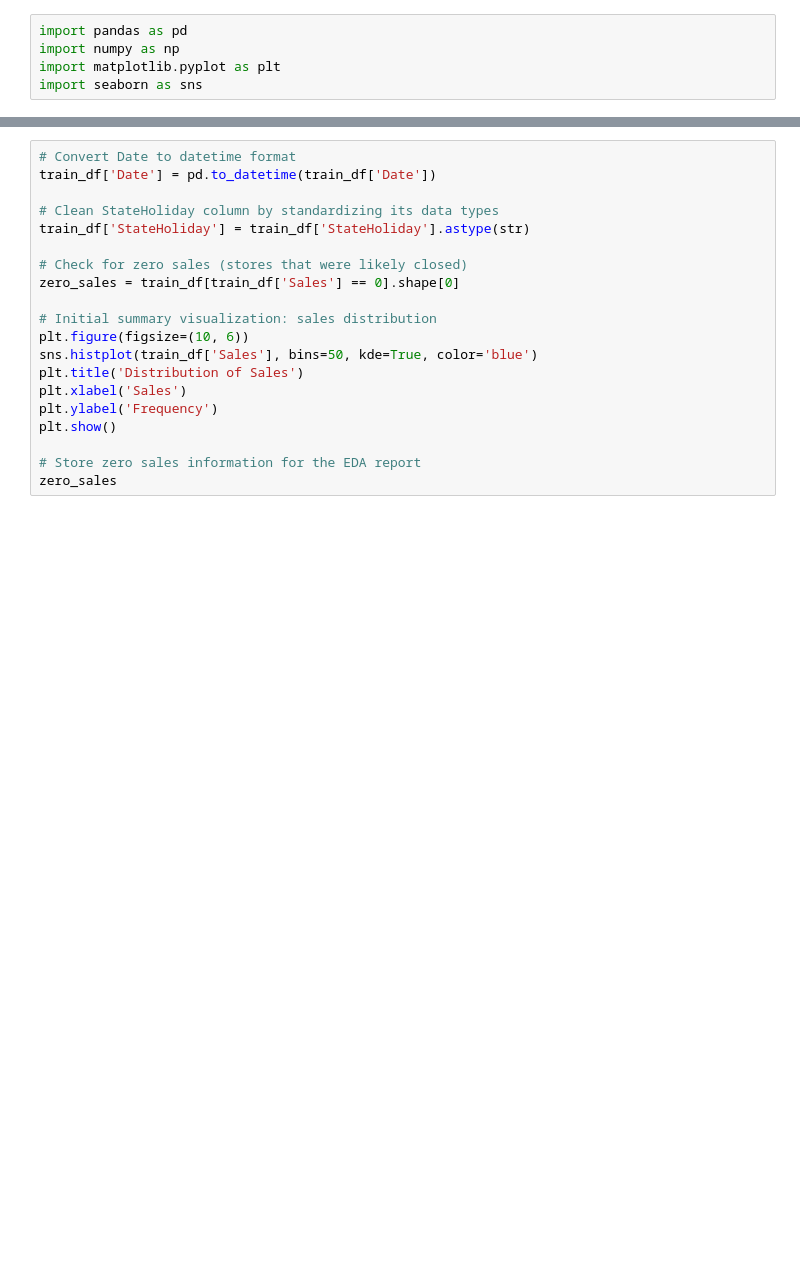
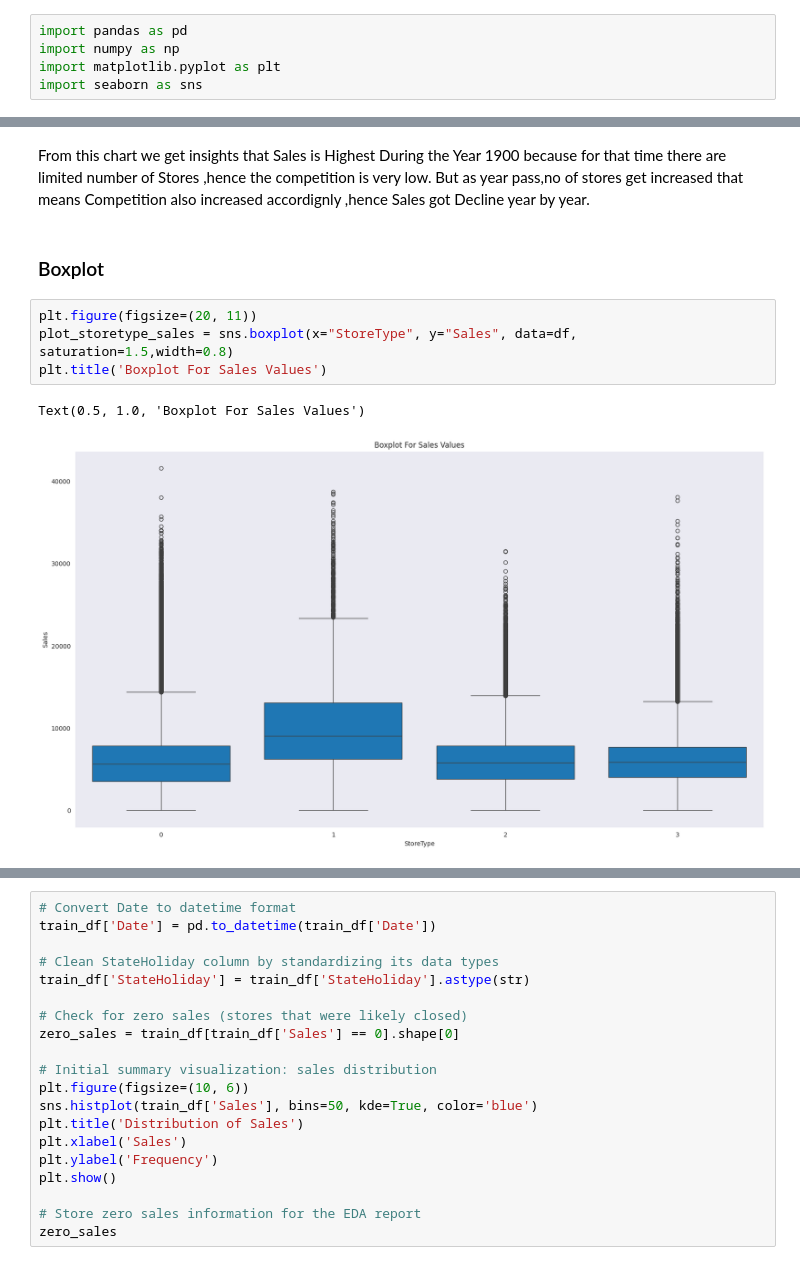
Before and after one commit to esmael-uta/rossmann-sales-forecasting, a Jupyter notebook: notebook/task1_eda.ipynb, the cells around one changed output, grey strips where cells are left out. Saved outputs shown, nothing was run; the diff lists cells and outputs as text; blank space fills up the shorter version.

```diff
--- a/notebook/task1_eda.ipynb
+++ b/notebook/task1_eda.ipynb
@@ -131,0 +382,11 @@ test_df.duplicated().sum()
+# %% [markdown]
+From this chart we get insights that Sales is Highest During the Year 1900 because for that time there are limited number of Stores ,hence the competition is very low. But as year pass,no of stores get increased that means Competition also increased accordignly ,hence Sales got Decline year by year.
+# %% [markdown]
+### Boxplot
+# %%
+plt.figure(figsize=(20, 11))
+plot_storetype_sales = sns.boxplot(x="StoreType", y="Sales", data=df, saturation=1.5,width=0.8)
+plt.title('Boxplot For Sales Values')
+# %% [output]
+Text(0.5, 1.0, 'Boxplot For Sales Values')
+[figure, added]
```
Also changed, not shown: parts of 61 cells of this notebook.
